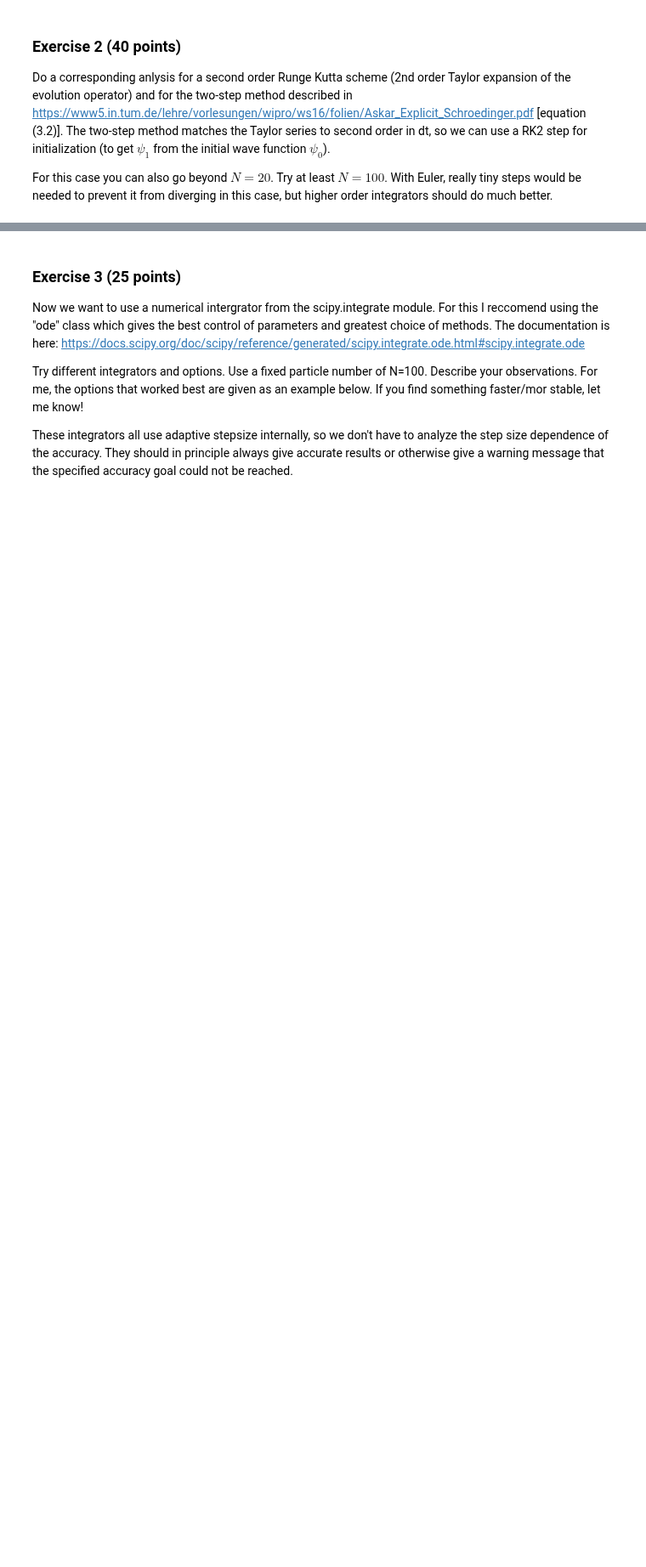
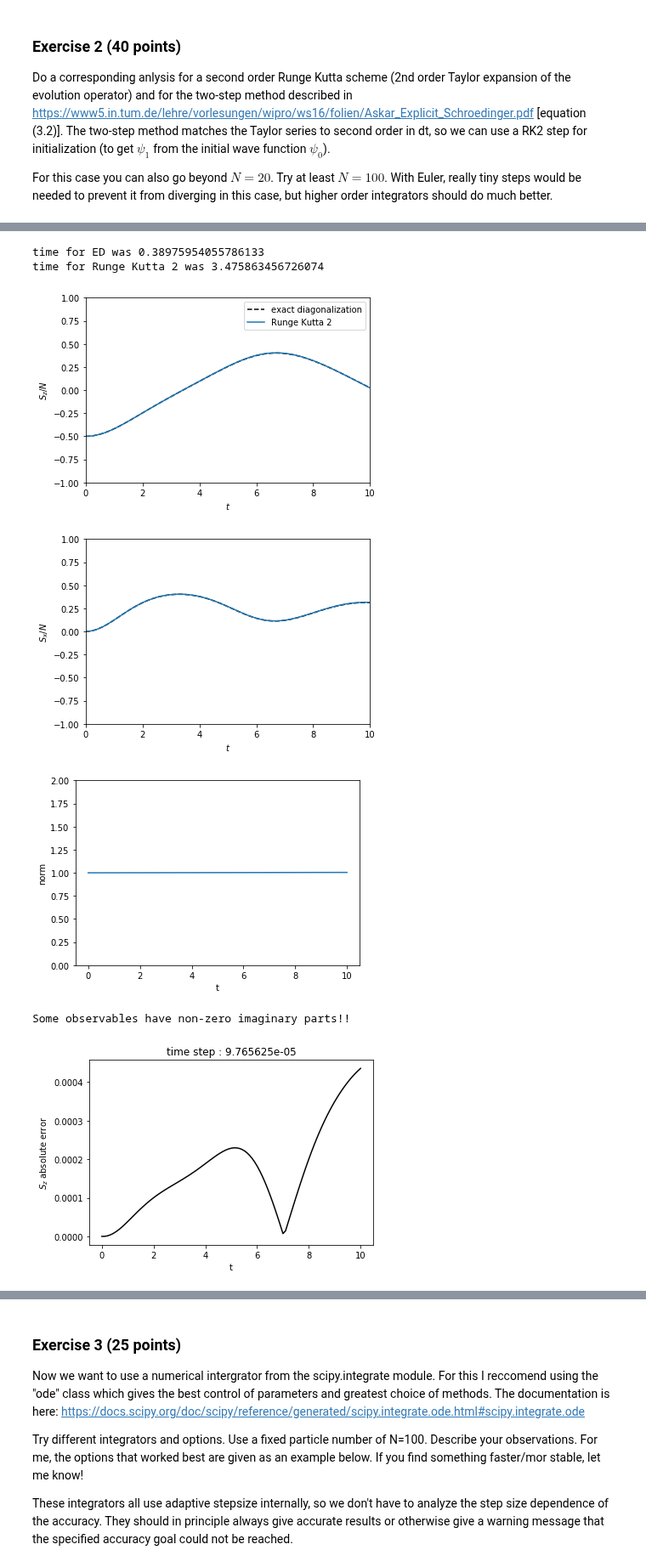
Before and after one commit to ml4cdeca/ComputationalQuantumDynamics, a Jupyter notebook: blatt5/exercise5.ipynb, the cells around one changed output, grey strips where cells are left out. Shown at 85% size. Drawn from its saved outputs; the diff is of its cells as text; code cells hidden in the pictures; blank space fills up the shorter version.

```diff
--- a/blatt5/exercise5.ipynb
+++ b/blatt5/exercise5.ipynb
@@ -272,0 +382,10 @@ For this case you can also go beyond $N=20$. Try at least $N=100$. With Euler, r
+# %%
+operation(100,0.002,Runge_Kutta2,'Runge Kutta 2')
+# %% [output]
+time for ED was 0.38975954055786133
+time for Runge Kutta 2 was 3.475863456726074
+[figure, added]
+[figure, added]
+[figure, added]
+Some observables have non-zero imaginary parts!!
+[figure, added]
```
Also changed, not shown: parts of 21 cells of this notebook.
